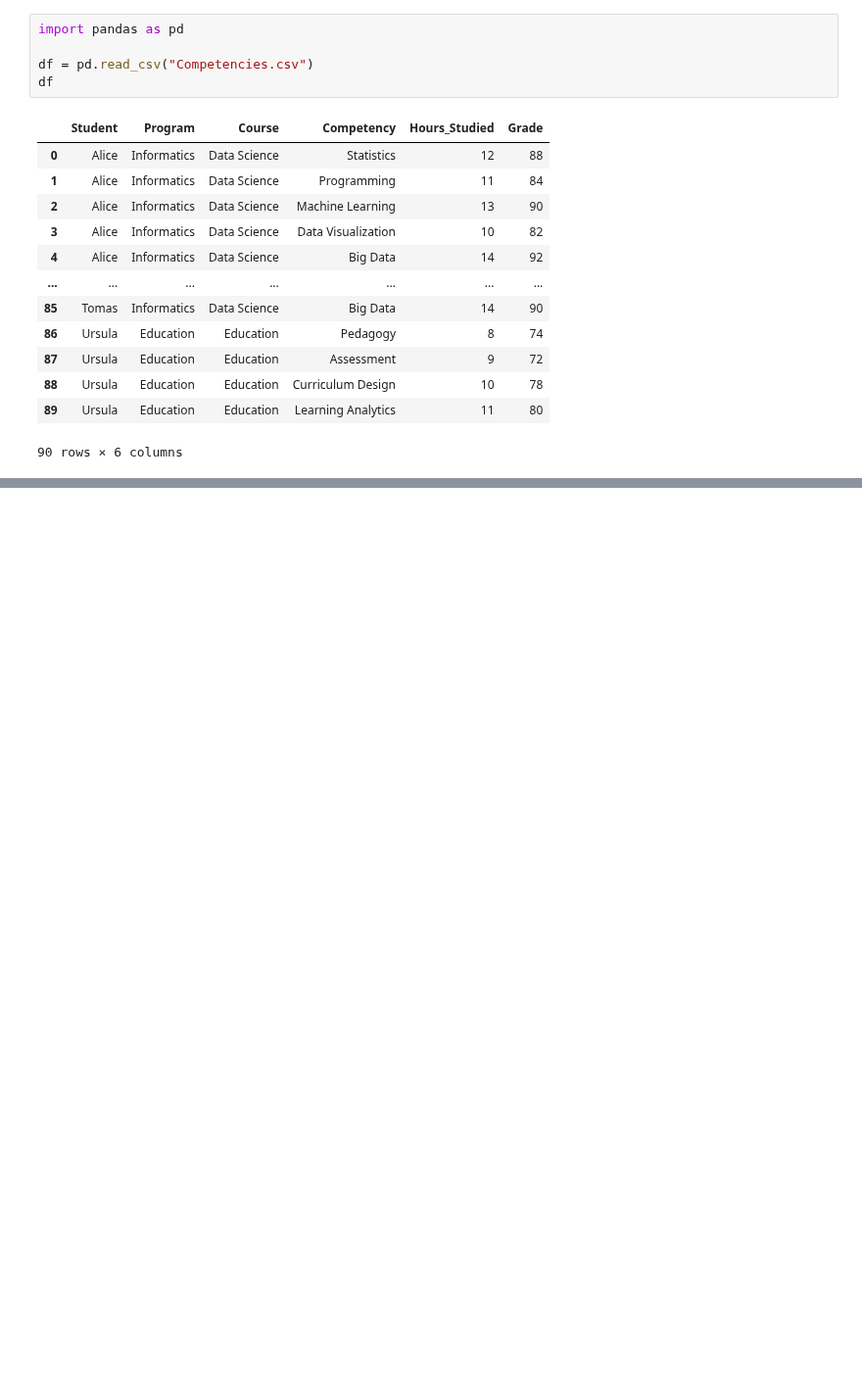
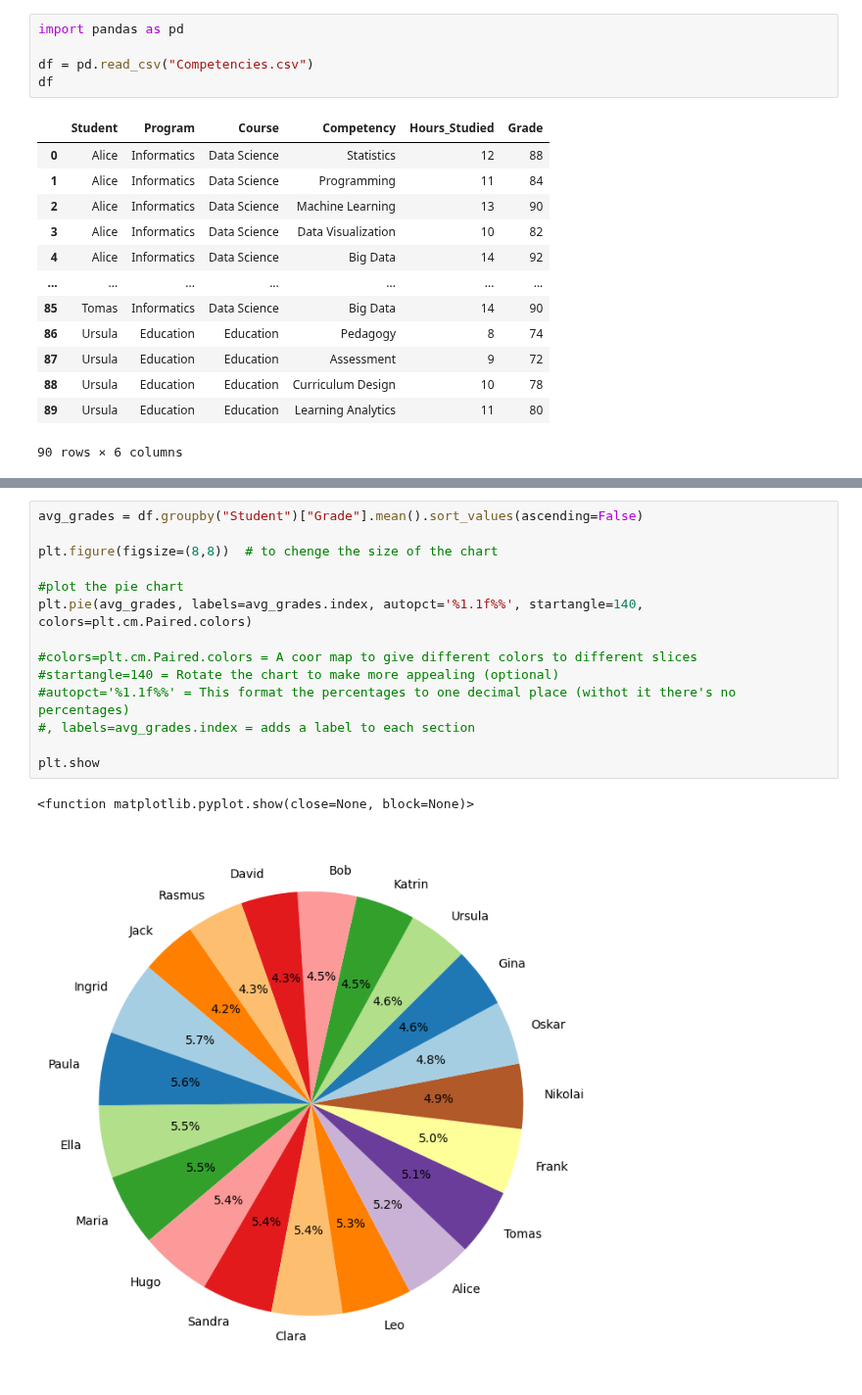
Before and after one commit to MartenJa/dt-2025-data-visualisation, a Jupyter notebook: notebooks/class_work/competencies_analysis.ipynb, the cells around one changed output, grey strips where cells are left out. Shown at 98% size. Cells and saved outputs as stored; diff of their text form; blank space fills up the shorter version.

```diff
--- a/notebooks/class_work/competencies_analysis.ipynb
+++ b/notebooks/class_work/competencies_analysis.ipynb
@@ -39,0 +67,17 @@ df
+# %%
+avg_grades = df.groupby("Student")["Grade"].mean().sort_values(ascending=False)
+
+plt.figure(figsize=(8,8))  # to chenge the size of the chart
+
+#plot the pie chart
+plt.pie(avg_grades, labels=avg_grades.index, autopct='%1.1f%%', startangle=140, colors=plt.cm.Paired.colors)
+
+#colors=plt.cm.Paired.colors = A coor map to give different colors to different slices
+#startangle=140 = Rotate the chart to make more appealing (optional)
+#autopct='%1.1f%%' = This format the percentages to one decimal place (withot it there's no percentages)
+#, labels=avg_grades.index = adds a label to each section
+
+plt.show
+# %% [output]
+<function matplotlib.pyplot.show(close=None, block=None)>
+[figure, added]
```
Also changed, not shown: parts of 5 cells of this notebook, 5 other files.
